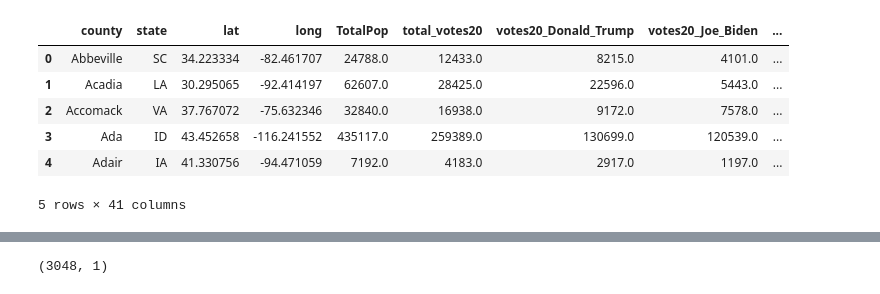
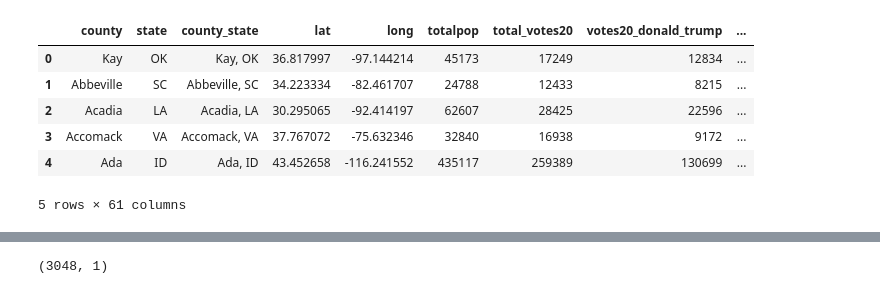
Before and after one commit to stephenanayashilliard/Covid_and_Politics, a Jupyter notebook: ml_seg2/linear_model.ipynb, the cells around one changed output, grey strips where cells are left out. Cells and saved outputs as stored; diff of their text form; code cells hidden in the pictures.

```diff
--- a/ml_seg2/linear_model.ipynb
+++ b/ml_seg2/linear_model.ipynb
@@ -11,12 +11,12 @@ import numpy as np
 # %%
 # read in csv as dataframe
-county_df = pd.read_csv("county_data_mlseg2.csv", index_col=0)
+county_df = pd.read_csv('https://mydataclassdb-bucket.s3.amazonaws.com/covid_and_politics_db.csv')
 county_df.head()
 # %% [output]
-|  | county | state | lat | long | TotalPop | total_votes20 | votes20_Donald_Trump | votes20_Joe_Biden | ... |
-| 0 | Abbeville | SC | 34.223334 | -82.461707 | 24788.0 | 12433.0 | 8215.0 | 4101.0 | ... |
-| 1 | Acadia | LA | 30.295065 | -92.414197 | 62607.0 | 28425.0 | 22596.0 | 5443.0 | ... |
-| 2 | Accomack | VA | 37.767072 | -75.632346 | 32840.0 | 16938.0 | 9172.0 | 7578.0 | ... |
-| 3 | Ada | ID | 43.452658 | -116.241552 | 435117.0 | 259389.0 | 130699.0 | 120539.0 | ... |
-| 4 | Adair | IA | 41.330756 | -94.471059 | 7192.0 | 4183.0 | 2917.0 | 1197.0 | ... |
+|  | county | state | county_state | lat | long | totalpop | total_votes20 | votes20_donald_trump | ... |
+| 0 | Kay | OK | Kay, OK | 36.817997 | -97.144214 | 45173 | 17249 | 12834 | ... |
+| 1 | Abbeville | SC | Abbeville, SC | 34.223334 | -82.461707 | 24788 | 12433 | 8215 | ... |
+| 2 | Acadia | LA | Acadia, LA | 30.295065 | -92.414197 | 62607 | 28425 | 22596 | ... |
+| 3 | Accomack | VA | Accomack, VA | 37.767072 | -75.632346 | 32840 | 16938 | 9172 | ... |
+| 4 | Ada | ID | Ada, ID | 43.452658 | -116.241552 | 435117 | 259389 | 130699 | ... |
-5 rows × 41 columns
+5 rows × 61 columns
```
Also changed, not shown: parts of 26 cells of this notebook, 3 other files.
